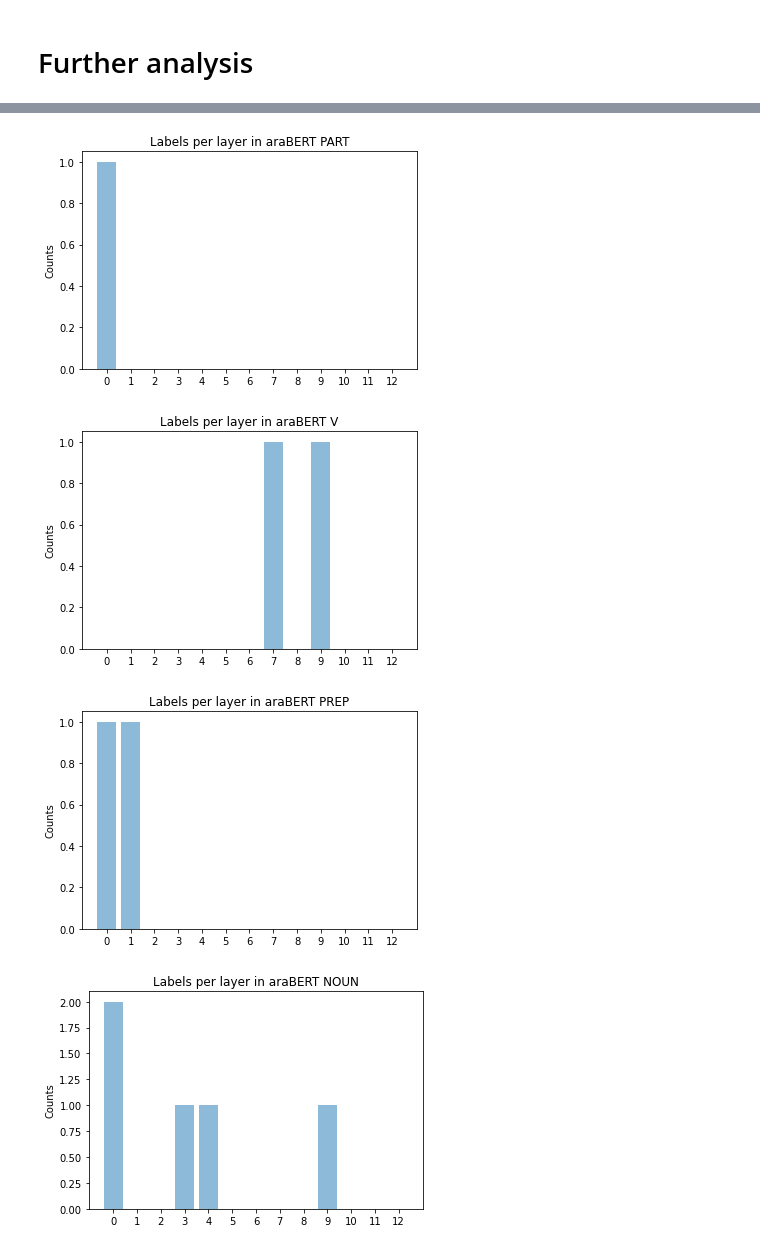
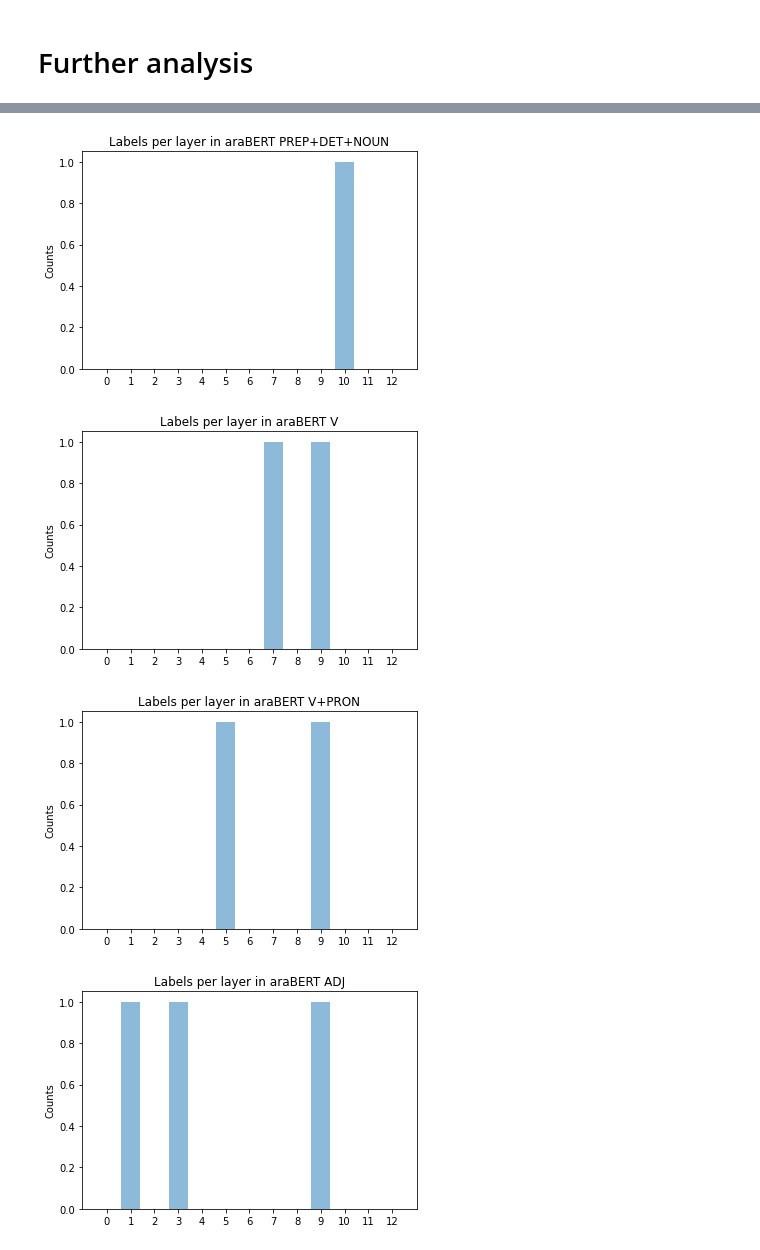
Before and after one commit to ahmed451/aux_classifier, a Jupyter notebook: End to End Example POS-araBERT.ipynb, the cells around one changed output, grey strips where cells are left out. Drawn from its saved outputs; the diff is of its cells as text; code cells hidden in the pictures.

```diff
--- a/End to End Example POS-araBERT.ipynb
+++ b/End to End Example POS-araBERT.ipynb
@@ -253,4 +253,4 @@ dict_keys(['CONJ+NUM+NSUFF', 'NUM+CASE', 'V', 'CONJ+NOUN', 'CONJ+PREP+PRON', 'PA
 # %%
-for tag in {'NOUN', 'V', 'PART', 'PREP', 'ADJ'}:
+for tag in ['NOUN', 'PREP+DET+NOUN', 'V', 'V+PRON', 'ADJ', 'DET+ADJ+NSUFF' , 'PART', 'PART+PRON']:
     plot_neurons_per_layer(top_neurons[1][tag],title='Labels per layer in araBERT '+tag)
 # %% [output]
@@ -258,4 +258,4 @@ for tag in {'NOUN', 'V', 'PART', 'PREP', 'ADJ'}:
-[figure, old version]
+[figure, new version]
 [figure]
-[figure, old version]
+[figure, new version]
-[figure, old version]
+[figure, new version]
```
Also changed, not shown: parts of 9 cells of this notebook, 3 other files.
